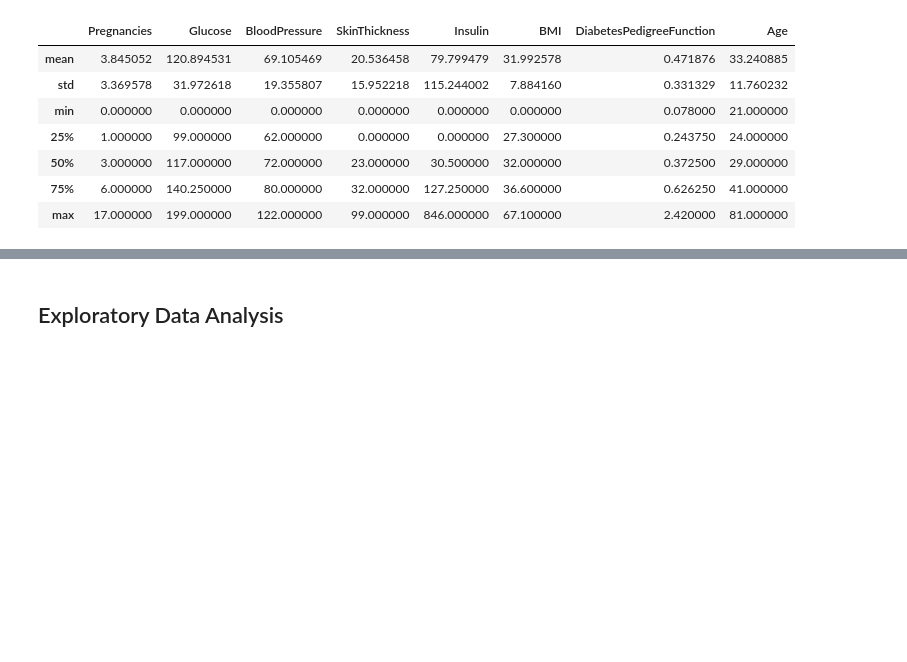
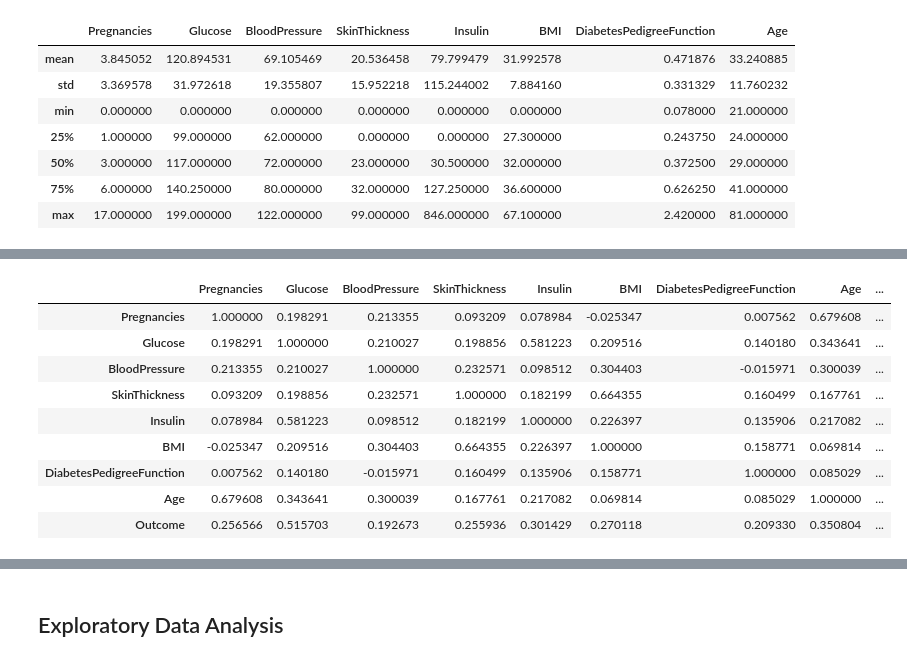
Before and after one commit to jttsai99/diabetes_detection, a Jupyter notebook: notebooks/EDA_1.ipynb, the cells around one changed output, grey strips where cells are left out. Saved outputs shown, nothing was run; the diff lists cells and outputs as text; code cells hidden in the pictures; blank space fills up the shorter version.

```diff
--- a/notebooks/EDA_1.ipynb
+++ b/notebooks/EDA_1.ipynb
@@ -77,0 +117,13 @@ df.describe().iloc[1:, :-1]
+# %%
+df2.corr()
+# %% [output]
+|  | Pregnancies | Glucose | BloodPressure | SkinThickness | Insulin | BMI | DiabetesPedigreeFunction | Age | ... |
+| Pregnancies | 1.000000 | 0.198291 | 0.213355 | 0.093209 | 0.078984 | -0.025347 | 0.007562 | 0.679608 | ... |
+| Glucose | 0.198291 | 1.000000 | 0.210027 | 0.198856 | 0.581223 | 0.209516 | 0.140180 | 0.343641 | ... |
+| BloodPressure | 0.213355 | 0.210027 | 1.000000 | 0.232571 | 0.098512 | 0.304403 | -0.015971 | 0.300039 | ... |
+| SkinThickness | 0.093209 | 0.198856 | 0.232571 | 1.000000 | 0.182199 | 0.664355 | 0.160499 | 0.167761 | ... |
+| Insulin | 0.078984 | 0.581223 | 0.098512 | 0.182199 | 1.000000 | 0.226397 | 0.135906 | 0.217082 | ... |
+| BMI | -0.025347 | 0.209516 | 0.304403 | 0.664355 | 0.226397 | 1.000000 | 0.158771 | 0.069814 | ... |
+| DiabetesPedigreeFunction | 0.007562 | 0.140180 | -0.015971 | 0.160499 | 0.135906 | 0.158771 | 1.000000 | 0.085029 | ... |
+| Age | 0.679608 | 0.343641 | 0.300039 | 0.167761 | 0.217082 | 0.069814 | 0.085029 | 1.000000 | ... |
+| Outcome | 0.256566 | 0.515703 | 0.192673 | 0.255936 | 0.301429 | 0.270118 | 0.209330 | 0.350804 | ... |
```
Also changed, not shown: parts of 24 cells of this notebook, 8 other files.
